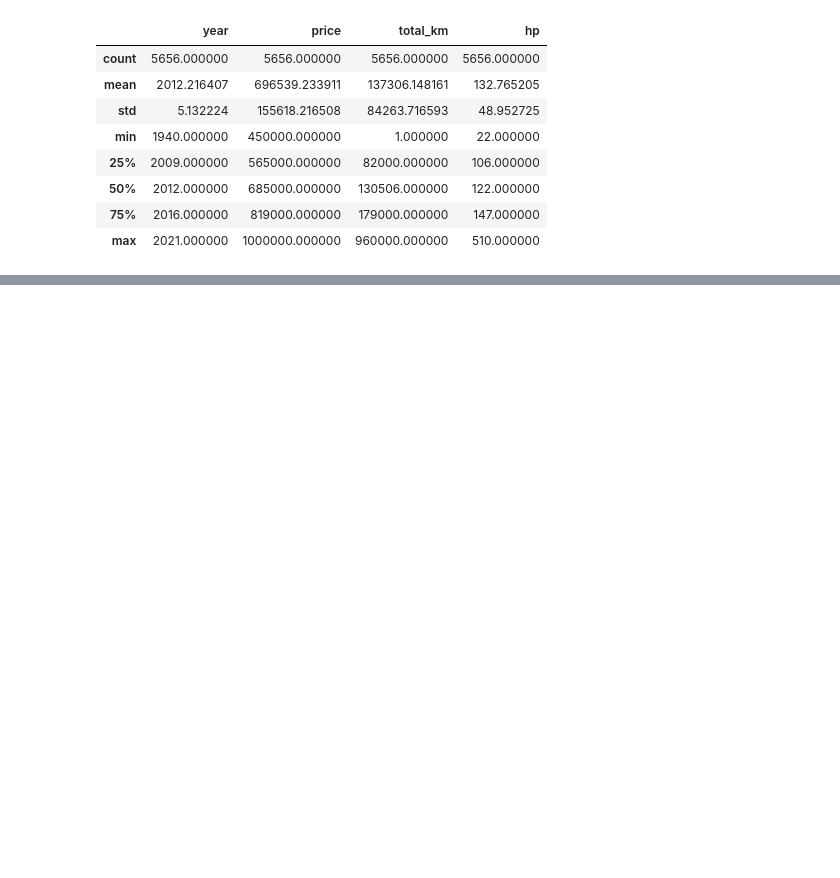
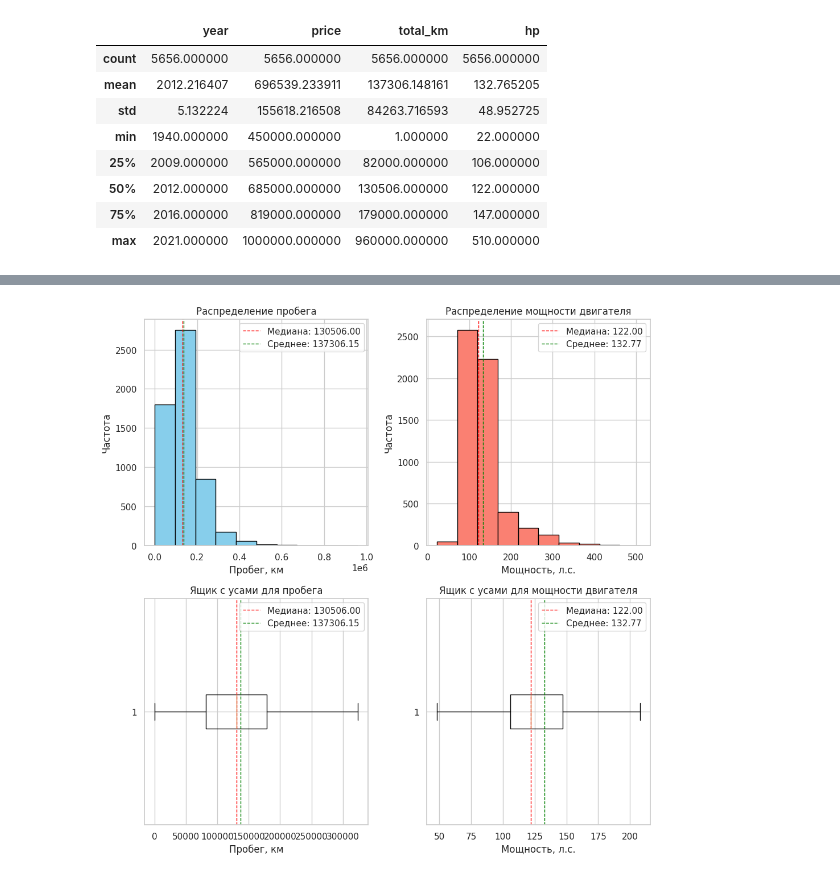
Before and after one commit to iskakanartur/car_data_analysis, a Jupyter notebook: cars_stats.ipynb, the cells around one changed output, grey strips where cells are left out. Saved outputs shown, nothing was run; the diff lists cells and outputs as text; code cells hidden in the pictures; blank space fills up the shorter version.

```diff
--- a/cars_stats.ipynb
+++ b/cars_stats.ipynb
@@ -156,0 +291,50 @@ plt.show()
+# %%
+# Устанавливаем matplotlib для отображения графиков внутри Jupyter Notebook
+%matplotlib inline
+
+# Создаем графики 2x2
+plt.figure(figsize=(10, 10))
+
+# Гистограмма для 'total_km' (верхний левый)
+plt.subplot(2, 2, 1)
+plt.hist(df['total_km'], bins=10, color='skyblue', edgecolor='black')
+plt.axvline(df['total_km'].median(), color='red', linestyle='dashed', linewidth=1, label='Медиана: {:.2f}'.format(df['total_km'].median()))
+plt.axvline(df['total_km'].mean(), color='green', linestyle='dashed', linewidth=1, label='Среднее: {:.2f}'.format(df['total_km'].mean()))
+plt.xlabel('Пробег, км')  # Метка по оси X
+plt.ylabel('Частота')  # Метка по оси Y
+plt.title('Распределение пробега')  # Заголовок графика
+plt.legend()
+
+# Гистограмма для 'hp' (верхний правый)
+plt.subplot(2, 2, 2)
+plt.hist(df['hp'], bins=10, color='salmon', edgecolor='black')
+plt.axvline(df['hp'].median(), color='red', linestyle='dashed', linewidth=1, label='Медиана: {:.2f}'.format(df['hp'].median()))
+plt.axvline(df['hp'].mean(), color='green', linestyle='dashed', linewidth=1, label='Среднее: {:.2f}'.format(df['hp'].mean()))
+plt.xlabel('Мощность, л.с.')  # Метка по оси X
+plt.ylabel('Частота')  # Метка по оси Y
+plt.title('Распределение мощности двигателя')  # Заголовок графика
+plt.legend()
+
+# Ящик с усами для 'total_km' без выбросов (нижний левый)
+plt.subplot(2, 2, 3)
+plt.boxplot(df['total_km'], vert=False, showfliers=False)
+plt.axvline(df['total_km'].median(), color='red', linestyle='dashed', linewidth=1, label='Медиана: {:.2f}'.format(df['total_km'].median()))
+plt.axvline(df['total_km'].mean(), color='green', linestyle='dashed', linewidth=1, label='Среднее: {:.2f}'.format(df['total_km'].mean()))
+plt.xlabel('Пробег, км')  # Метка по оси X
+plt.title('Ящик с усами для пробега')  # Заголовок графика
+plt.legend()
+
+# Ящик с усами для 'hp' без выбросов (нижний правый)
+plt.subplot(2, 2, 4)
+plt.boxplot(df['hp'], vert=False, showfliers=False)
+plt.axvline(df['hp'].median(), color='red', linestyle='dashed', linewidth=1, label='Медиана: {:.2f}'.format(df['hp'].median()))
+plt.axvline(df['hp'].mean(), color='green', linestyle='dashed', linewidth=1, label='Среднее: {:.2f}'.format(df['hp'].mean()))
+plt.xlabel('Мощность, л.с.')  # Метка по оси X
+plt.title('Ящик с усами для мощности двигателя')  # Заголовок графика
+plt.legend()
+
+# Отображаем графики
+plt.tight_layout()
+plt.show()
+# %% [output]
+[figure, added]
```
Also changed, not shown: parts of 20 cells of this notebook, 1 other file.
